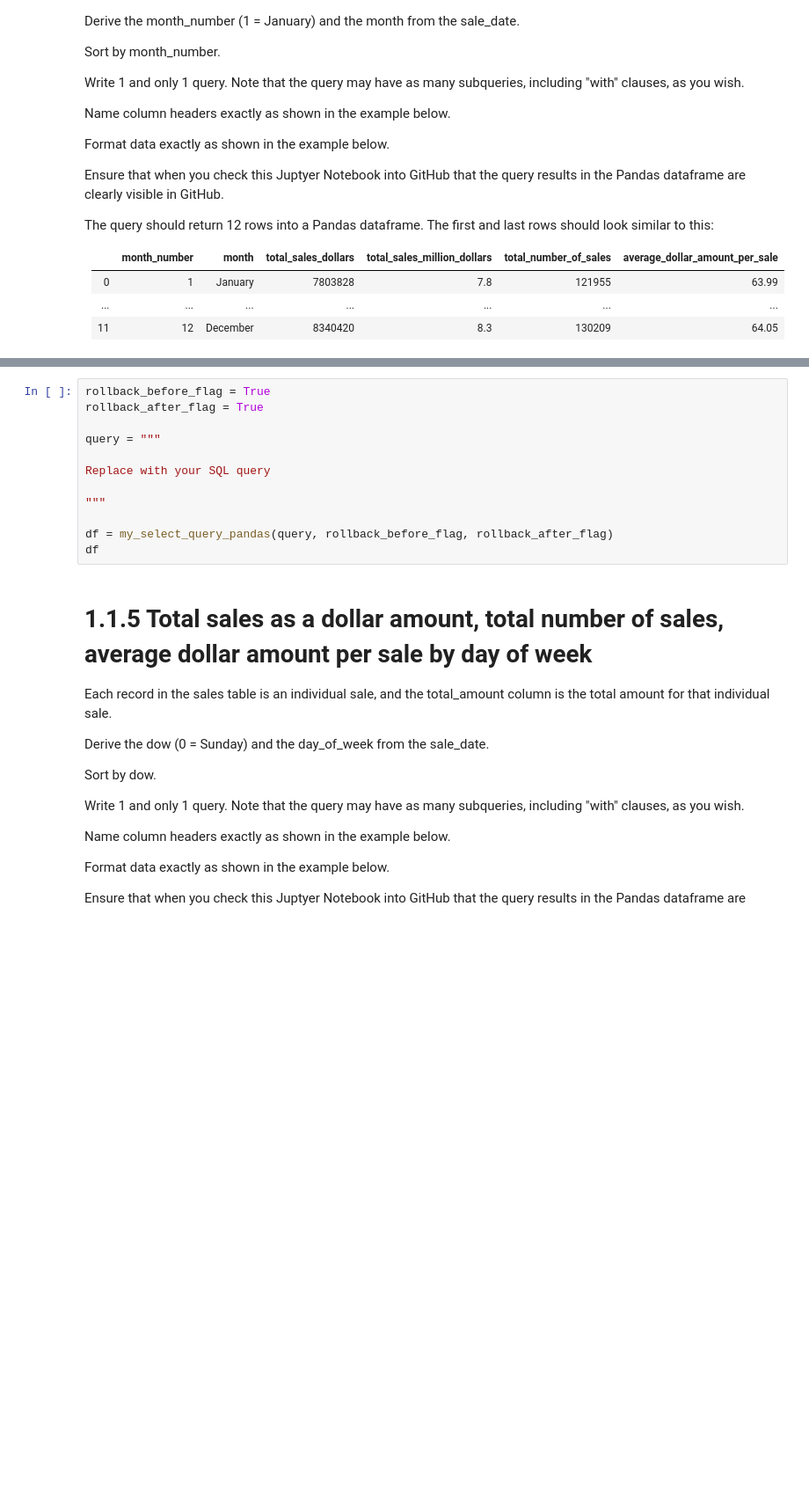
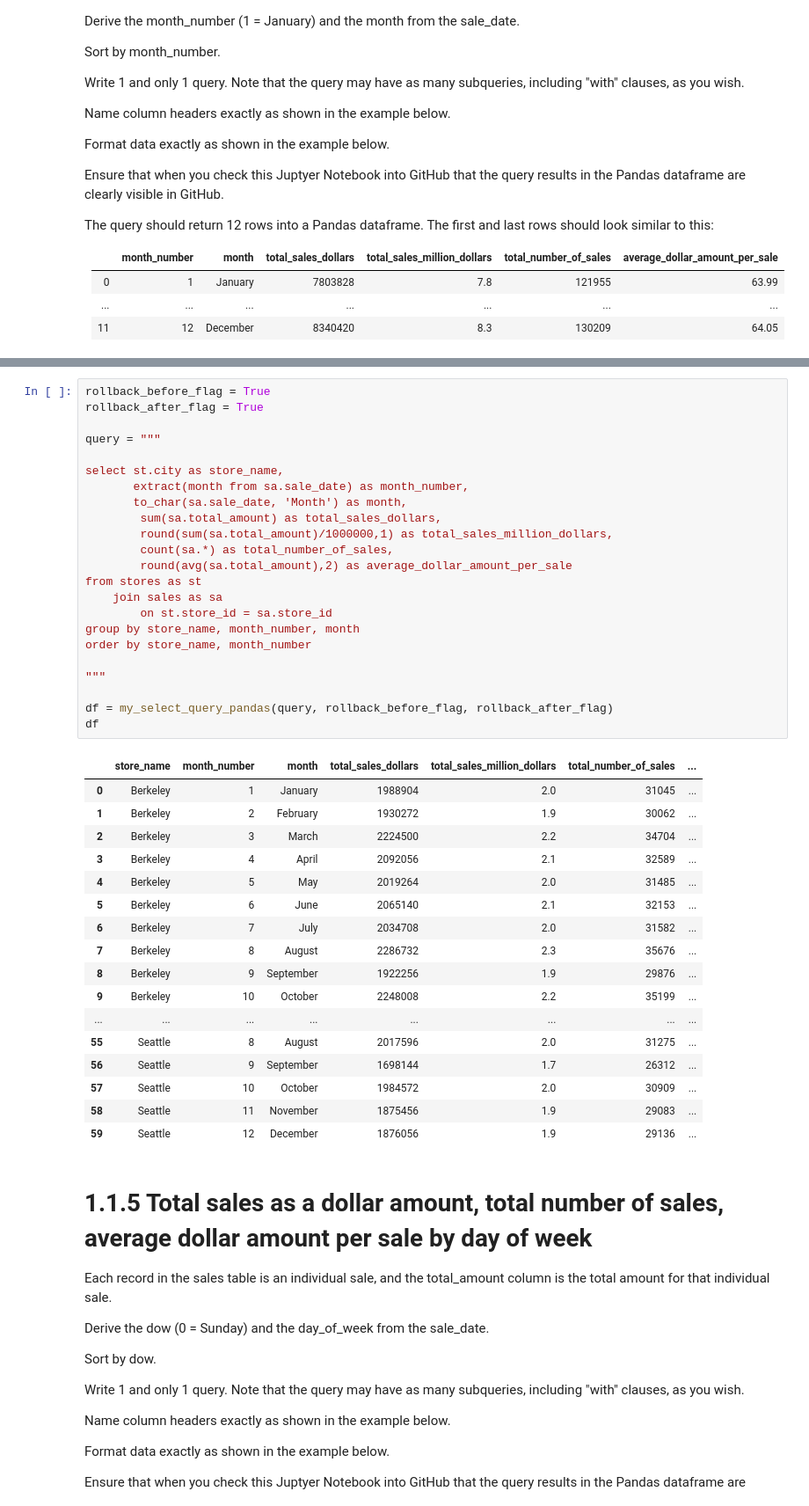
Before and after one commit to henrydatasci/delivery-route-optimization, a Jupyter notebook: project_1_1.ipynb, the cells around one changed output, grey strips where cells are left out. Shown: that part at 88% size. Saved outputs shown, nothing was run; the diff lists cells and outputs as text; blank space fills up the shorter version.

```diff
--- a/project_1_1.ipynb
+++ b/project_1_1.ipynb
@@ -205,15 +251,44 @@ The query should return 60 rows into a Pandas dataframe. The first and last rows
 # %%
 rollback_before_flag = True
 rollback_after_flag = True
 
 query = """
 
-Replace with your SQL query
+select st.city as store_name,
+       extract(month from sa.sale_date) as month_number,
+       to_char(sa.sale_date, 'Month') as month,
+        sum(sa.total_amount) as total_sales_dollars,
+        round(sum(sa.total_amount)/1000000,1) as total_sales_million_dollars,
+        count(sa.*) as total_number_of_sales,
+        round(avg(sa.total_amount),2) as average_dollar_amount_per_sale
+from stores as st
+    join sales as sa
+        on st.store_id = sa.store_id
+group by store_name, month_number, month
+order by store_name, month_number
 
 """
 
 df = my_select_query_pandas(query, rollback_before_flag, rollback_after_flag)
 df
+# %% [output]
+|  | store_name | month_number | month | total_sales_dollars | total_sales_million_dollars | total_number_of_sales | ... |
+| 0 | Berkeley | 1 | January | 1988904 | 2.0 | 31045 | ... |
+| 1 | Berkeley | 2 | February | 1930272 | 1.9 | 30062 | ... |
+| 2 | Berkeley | 3 | March | 2224500 | 2.2 | 34704 | ... |
+| 3 | Berkeley | 4 | April | 2092056 | 2.1 | 32589 | ... |
+| 4 | Berkeley | 5 | May | 2019264 | 2.0 | 31485 | ... |
+| 5 | Berkeley | 6 | June | 2065140 | 2.1 | 32153 | ... |
+| 6 | Berkeley | 7 | July | 2034708 | 2.0 | 31582 | ... |
+| 7 | Berkeley | 8 | August | 2286732 | 2.3 | 35676 | ... |
+| 8 | Berkeley | 9 | September | 1922256 | 1.9 | 29876 | ... |
+| 9 | Berkeley | 10 | October | 2248008 | 2.2 | 35199 | ... |
+| ... | ... | ... | ... | ... | ... | ... | ... |
+| 55 | Seattle | 8 | August | 2017596 | 2.0 | 31275 | ... |
+| 56 | Seattle | 9 | September | 1698144 | 1.7 | 26312 | ... |
+| 57 | Seattle | 10 | October | 1984572 | 2.0 | 30909 | ... |
+| 58 | Seattle | 11 | November | 1875456 | 1.9 | 29083 | ... |
+| 59 | Seattle | 12 | December | 1876056 | 1.9 | 29136 | ... |
 # %% [markdown]
 # 1.1.5 Total sales as a dollar amount, total number of sales, average dollar amount per sale by day of week
 
```
Also changed, not shown: parts of 5 cells of this notebook.
